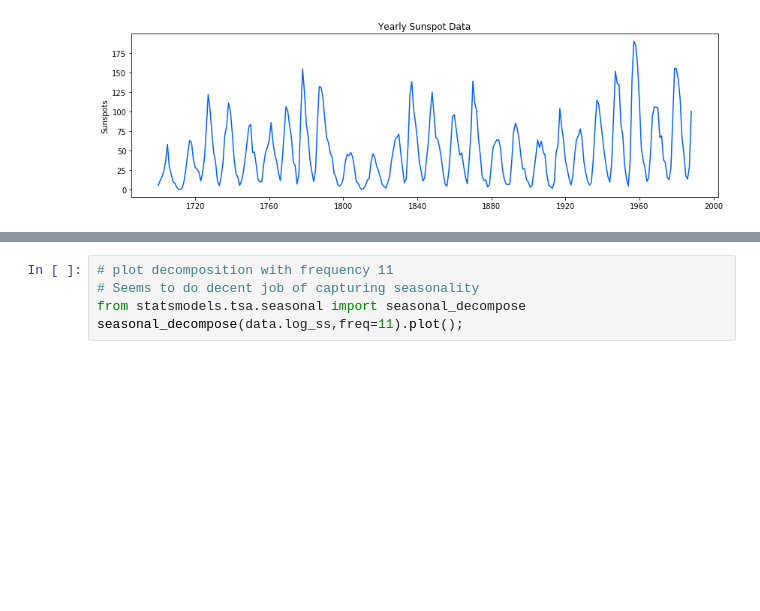
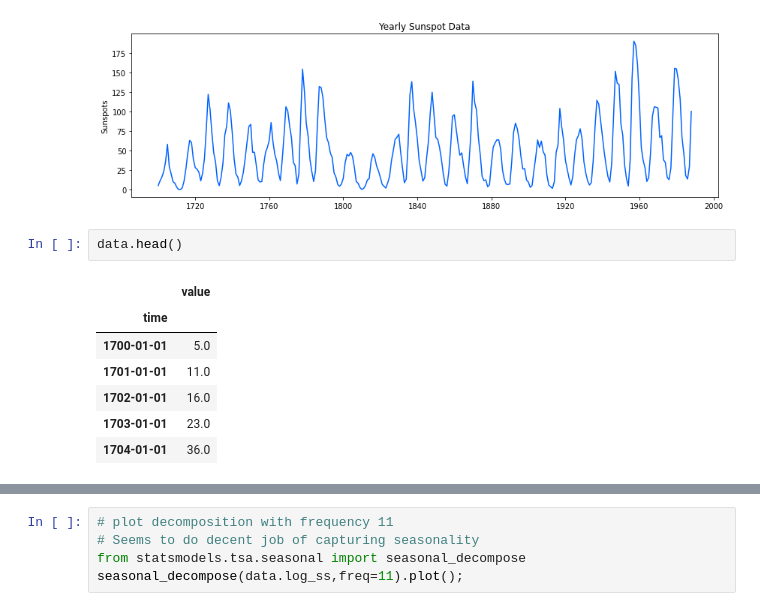
Before and after one commit to AI-MOO/IBM-Machine-Learning-Professional-Certificate, a Jupyter notebook: 06-Specialized Models Time Series and Survival Analysis/06f_DEMO_SARIMA_Prophet.ipynb, the cells around one changed output, grey strips where cells are left out. Cells and saved outputs as stored; diff of their text form; blank space fills up the shorter version.

```diff
--- a/06-Specialized Models Time Series and Survival Analysis/06f_DEMO_SARIMA_Prophet.ipynb
+++ b/06-Specialized Models Time Series and Survival Analysis/06f_DEMO_SARIMA_Prophet.ipynb
@@ -851,6 +828,16 @@ plt.ylabel('Sunspots')
 plt.title('Yearly Sunspot Data');
 # %% [output]
 [figure]
+# %%
+data.head()
+# %% [output]
+|  | value |
+| time |  |
+| 1700-01-01 | 5.0 |
+| 1701-01-01 | 11.0 |
+| 1702-01-01 | 16.0 |
+| 1703-01-01 | 23.0 |
+| 1704-01-01 | 36.0 |
 # %%
 #given the difference in variance we should probably take log of data
 data['log_ss'] = np.log1p(data['value'])
```
Also changed, not shown: parts of 59 cells of this notebook.
